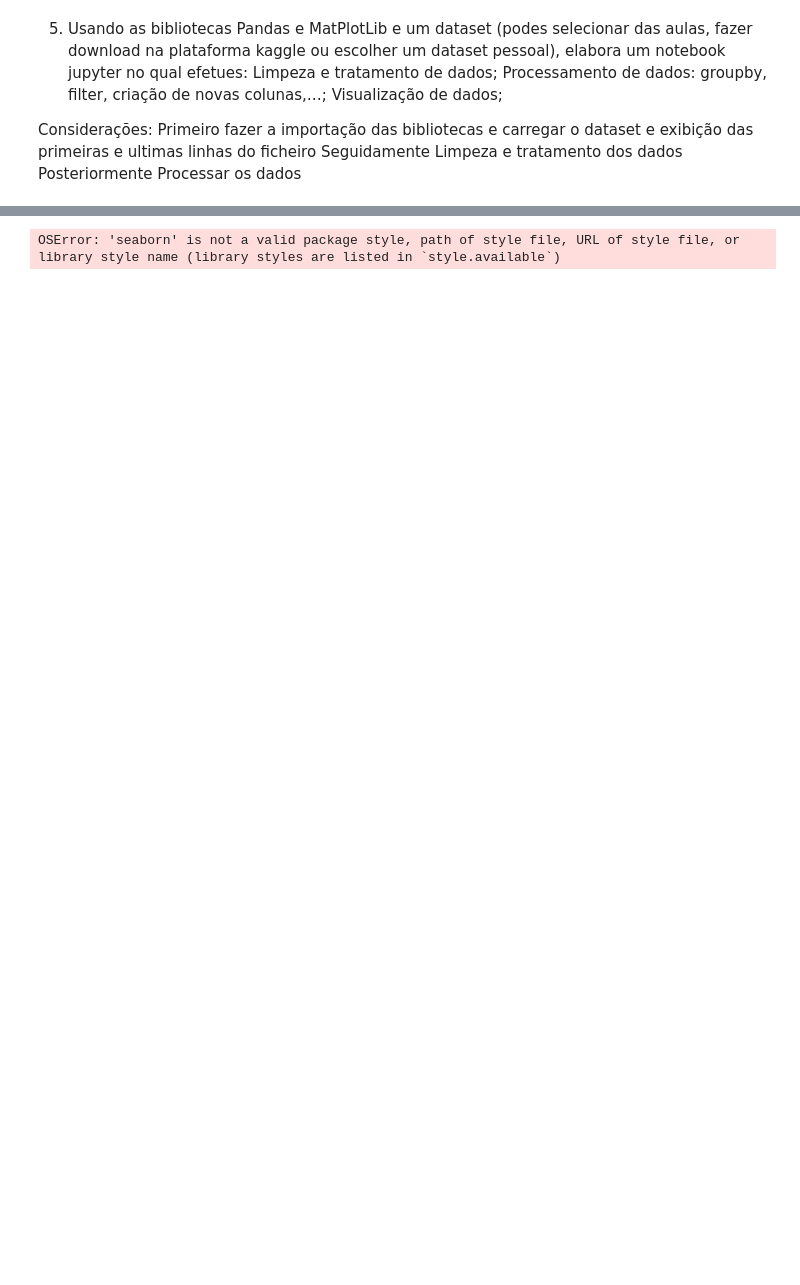
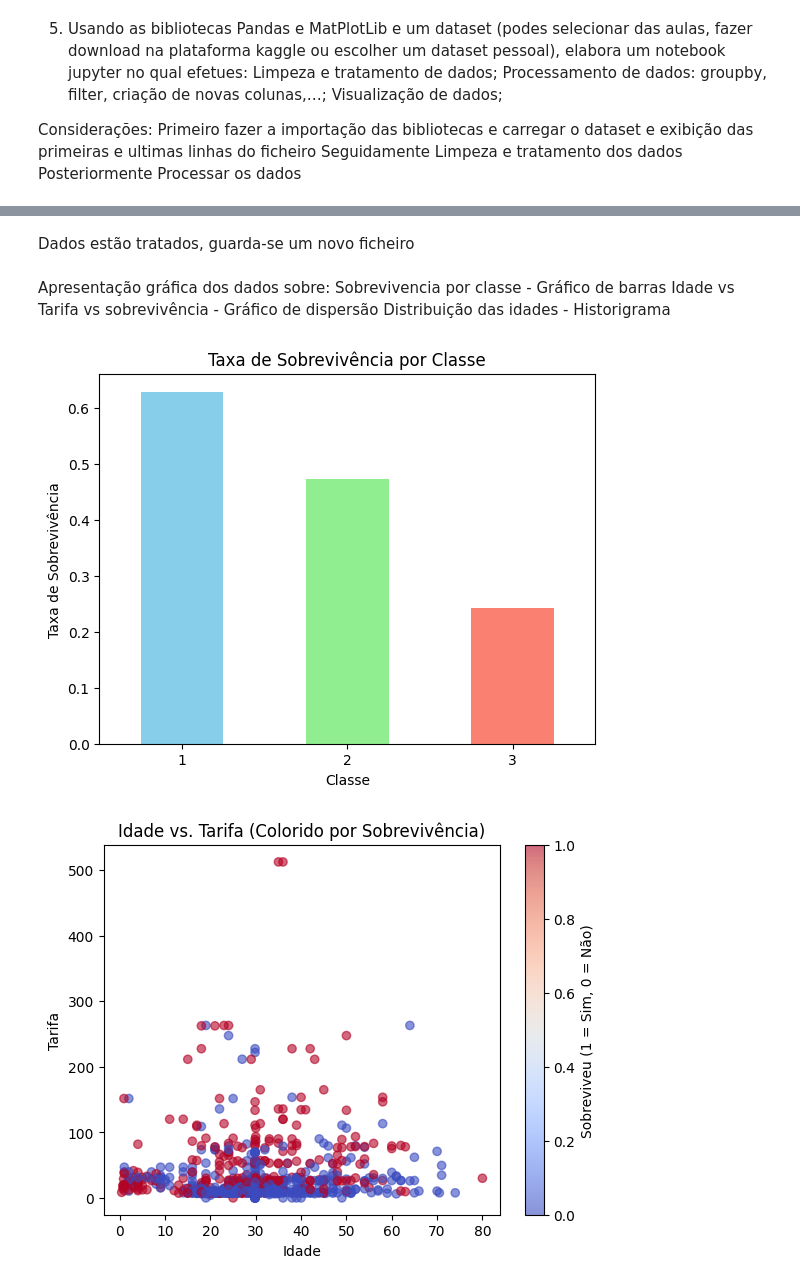
Before and after one commit to VyPython/VP_Program, a Jupyter notebook: #AvaliacaoFinal/FicAvFinal_05.ipynb, the cells around one changed output, grey strips where cells are left out. Saved outputs shown, nothing was run; the diff lists cells and outputs as text; code cells hidden in the pictures; blank space fills up the shorter version.

```diff
--- a/#AvaliacaoFinal/FicAvFinal_05.ipynb
+++ b/#AvaliacaoFinal/FicAvFinal_05.ipynb
@@ -145,7 +200,7 @@ Agrupar por 'Pclass' e calcular a média de sobrevivência
 Exibir a média de sobrevivência por classe
 # %%
-df['FamilySize'] = df['SibSp'] + df['Parch'] + 1
-df_familia_grande = df[df['FamilySize'] > 3]
-sobrevivencia_por_classe = df.groupby('Pclass')['Survived'].mean()
+df2['FamilySize'] = df2['SibSp'] + df2['Parch'] + 1
+df_familia_grande = df2[df2['FamilySize'] > 3]
+sobrevivencia_por_classe = df2.groupby('Pclass')['Survived'].mean()
 print(sobrevivencia_por_classe)
 # %% [output]
@@ -152,0 +215,2 @@ Series([], Name: Survived, dtype: float64)
+# %%
+df3 = pd.read_csv('titanic_no_nulls.csv')
@@ -152,0 +265,4 @@ Series([], Name: Survived, dtype: float64)
+# %%
+#como a idade de 133 parece um outlier, troca-se pela média de idades
+media_idade = df3['Age'].mean()
+df3.loc[df3['Age']==133, 'Age'] = media_idade
@@ -152,0 +290,7 @@ Series([], Name: Survived, dtype: float64)
+# %%
+mediana_tarifa = df3['Fare'].median()
+df3.loc[df3['Fare']>5000, 'Fare']=mediana_tarifa
+df3.loc[df3['Fare']<0, 'Fare']=mediana_tarifa
+
+print(df3.sort_values('Fare',ascending=False).head(5)['Fare'])
+print(df3.sort_values('Fare',ascending=True).head(5)['Fare'])
@@ -152,0 +310,2 @@ Series([], Name: Survived, dtype: float64)
+# %% [markdown]
+Dados estão tratados, guarda-se um novo ficheiro
@@ -153,28 +314,31 @@ Series([], Name: Survived, dtype: float64)
+# %% [markdown]
+Apresentação gráfica dos dados sobre:
+Sobrevivencia por classe - Gráfico de barras
+Idade vs Tarifa vs sobrevivência - Gráfico de dispersão
+Distribuição das idades - Historigrama
 # %%
-# Configuração do estilo dos gráficos
-plt.style.use('seaborn')
-
 # Gráfico de barras: Sobrevivência por classe
 sobrevivencia_por_classe.plot(kind='bar', color=['skyblue', 'lightgreen', 'salmon'])
 plt.title('Taxa de Sobrevivência por Classe')
 plt.xlabel('Classe')
 plt.ylabel('Taxa de Sobrevivência')
 plt.xticks(rotation=0)
 plt.show()
 
-# Gráfico de dispersão: Idade vs. Tarifa, colorido por sobrevivência
-plt.scatter(df['Age'], df['Fare'], c=df['Survived'], cmap='coolwarm', alpha=0.6)
+# Gráfico de dispersão: Idade vs Tarifa, colorido por sobrevivência
+plt.scatter(df3['Age'], df3['Fare'], c=df3['Survived'], cmap='coolwarm', alpha=0.6)
 plt.title('Idade vs. Tarifa (Colorido por Sobrevivência)')
 plt.xlabel('Idade')
 plt.ylabel('Tarifa')
 plt.colorbar(label='Sobreviveu (1 = Sim, 0 = Não)')
 plt.show()
 
 # Histograma: Distribuição de idades
-plt.hist(df['Age'], bins=20, color='orange', edgecolor='black')
+plt.hist(df3['Age'], bins=20, color='orange', edgecolor='black')
 plt.title('Distribuição de Idades')
 plt.xlabel('Idade')
 plt.ylabel('Frequência')
 plt.show()
 # %% [output]
-OSError: 'seaborn' is not a valid package style, path of style file, URL of style file, or library style name (library styles are listed in `style.available`)
+[figure, added]
+[figure, added]
```
Also changed, not shown: parts of 32 cells of this notebook, 3 other files.
